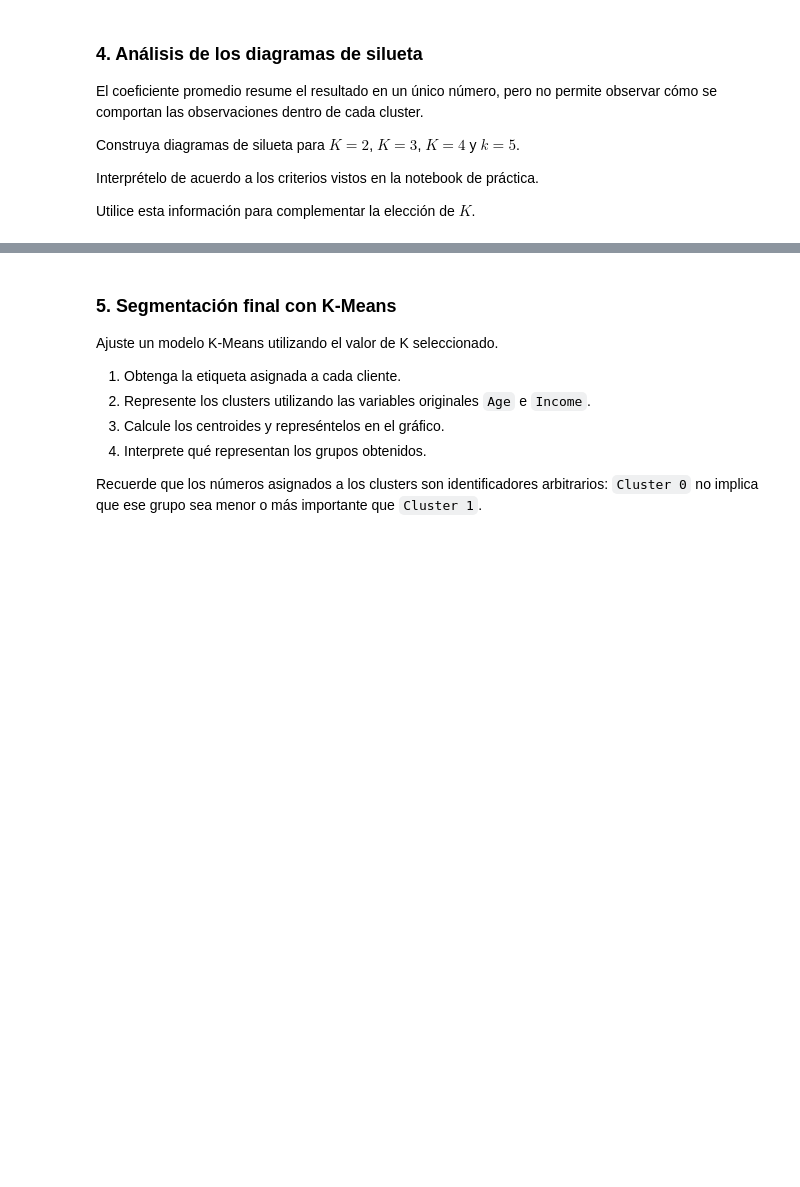
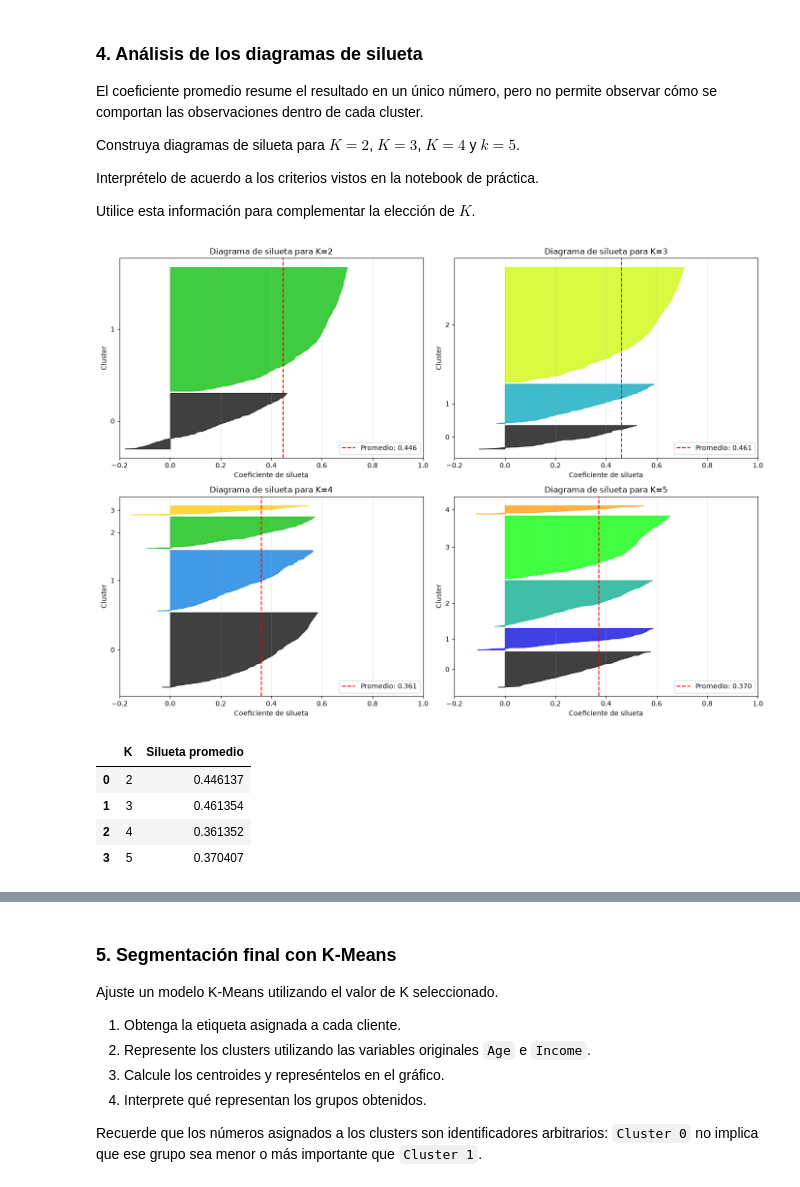
Before and after one commit to agustinrohrr11/AAPEC, a Jupyter notebook: TRABAJOS/TpClustering/AM_Clustering/Actividad_Clustering_Segmentacion_clientes_grupo_14.ipynb, the cells around one changed output, grey strips where cells are left out. Cells and saved outputs as stored; diff of their text form; code cells hidden in the pictures; blank space fills up the shorter version.

```diff
--- a/TRABAJOS/TpClustering/AM_Clustering/Actividad_Clustering_Segmentacion_clientes_grupo_14.ipynb
+++ b/TRABAJOS/TpClustering/AM_Clustering/Actividad_Clustering_Segmentacion_clientes_grupo_14.ipynb
@@ -146,3 +207,68 @@ Construya diagramas de silueta para $K=2$, $K=3$, $K=4$ y $k=5$.
 Interprételo de acuerdo a los criterios vistos en la notebook de práctica.
 
 Utilice esta información para complementar la elección de $K$.
+# %%
+from matplotlib.ticker import FixedLocator, FixedFormatter
+
+k_values_silueta = [2, 3, 4, 5]
+rng = np.random.default_rng(RANDOM_STATE)
+indices_silueta = rng.choice(
+    len(X_scaled),
+    size=min(1000, len(X_scaled)),
+    replace=False
+)
+X_silueta = X_scaled[indices_silueta]
+
+fig, axes = plt.subplots(2, 2, figsize=(14, 10))
+resultados_silueta = []
+
+for ax, k in zip(axes.ravel(), k_values_silueta):
+    modelo = KMeans(n_clusters=k, random_state=RANDOM_STATE, n_init=10)
+    etiquetas = modelo.fit_predict(X_silueta)
+    coeficientes = silhouette_samples(X_silueta, etiquetas)
+    promedio = coeficientes.mean()
+    resultados_silueta.append({"K": k, "Silueta promedio": promedio})
+
+    posicion = 10
+    marcas = []
+    espacio = 10
+
+    for cluster in range(k):
+        valores = np.sort(coeficientes[etiquetas == cluster])
+        inicio = posicion
+        fin = posicion + len(valores)
+        color = plt.cm.nipy_spectral(cluster / k)
+
+        ax.fill_betweenx(
+            np.arange(inicio, fin),
+            0,
+            valores,
+            facecolor=color,
+            edgecolor=color,
+            alpha=0.75
+        )
+        marcas.append(inicio + len(valores) // 2)
+        posicion = fin + espacio
+
+    ax.axvline(promedio, color="red", linestyle="--", label=f"Promedio: {promedio:.3f}")
+    ax.set_title(f"Diagrama de silueta para K={k}")
+    ax.set_xlabel("Coeficiente de silueta")
+    ax.set_xlim(-0.2, 1)
+    ax.grid(axis="x", alpha=0.3)
+    ax.legend(loc="lower right")
+    ax.yaxis.set_major_locator(FixedLocator(marcas))
+    ax.yaxis.set_major_formatter(FixedFormatter(range(k)))
+    ax.set_ylabel("Cluster")
+
+plt.tight_layout()
+plt.show()
+
+resultados_silueta = pd.DataFrame(resultados_silueta)
+resultados_silueta
+# %% [output]
+[figure, added]
+|  | K | Silueta promedio |
+| 0 | 2 | 0.446137 |
+| 1 | 3 | 0.461354 |
+| 2 | 4 | 0.361352 |
+| 3 | 5 | 0.370407 |
```
Also changed, not shown: parts of 17 cells of this notebook.
